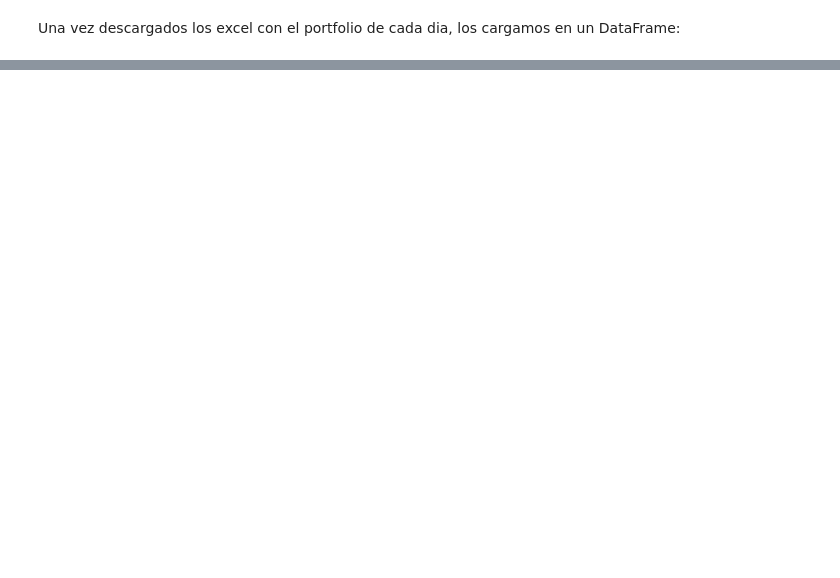
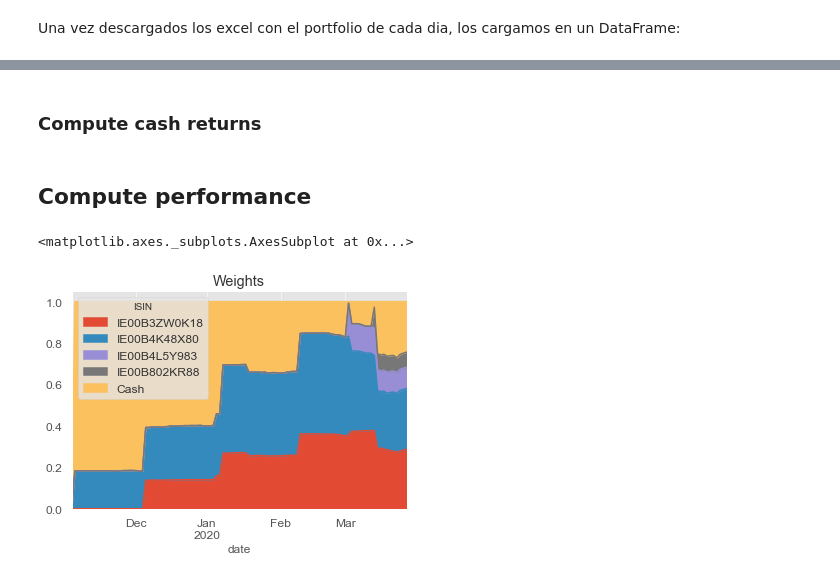
Before and after one commit to KikeM/degiro-wrapper, a Jupyter notebook: src/sandbox.ipynb, the cells around one changed output, grey strips where cells are left out. Drawn from its saved outputs; the diff is of its cells as text; code cells hidden in the pictures; blank space fills up the shorter version.

```diff
--- a/src/sandbox.ipynb
+++ b/src/sandbox.ipynb
@@ -32,5 +42,5 @@ date_end   = '20191215'
 # %%
-path = Path(r'')
+path = Path(r'positions/')
 # %% [markdown]
 Descargamos el excel con la composición del portfolio de cada día laborable:
 # %%
@@ -190,0 +57,4 @@ qs.reports.full(nav_daily_period, benchmark='^IBEX')  # shows full metrics and p
+# %%
+positions_raw_df = positions_xls_to_df(path, isin_cash=ISIN_CASH)
+
+amount_df, prices_df, shares_df, nav_df, returns_df = positions_raw_to_clean(positions_raw_df)
@@ -190,0 +78,10 @@ qs.reports.full(nav_daily_period, benchmark='^IBEX')  # shows full metrics and p
+# %%
+first_date = amount_df.drop(columns=ISIN_CASH).first_valid_index()
+
+amount_df  = amount_df. loc[first_date:]
+shares_df  = shares_df. loc[first_date:]
+prices_df  = prices_df. loc[first_date:]
+nav_df     = nav_df.    loc[first_date:]
+returns_df = returns_df.loc[first_date:]
+# %% [markdown]
+### Compute cash returns
@@ -190,0 +97,13 @@ qs.reports.full(nav_daily_period, benchmark='^IBEX')  # shows full metrics and p
+# %% [markdown]
+## Compute performance
+# %%
+amount_long_df = amount_df.drop(columns=DERIVATIVES).copy()
+#amount_long_df = amount_df.copy()
+
+weights_df = amount_long_df.div(amount_long_df.sum(axis=1), axis='index').shift(1)
+weights_df = weights_df.rename(columns={ISIN_CASH:'Cash'})
+# %%
+weights_df.plot.area(title = 'Weights')
+# %% [output]
+<matplotlib.axes._subplots.AxesSubplot at 0x...>
+[figure, added]
```
Also changed, not shown: parts of 39 cells of this notebook.
